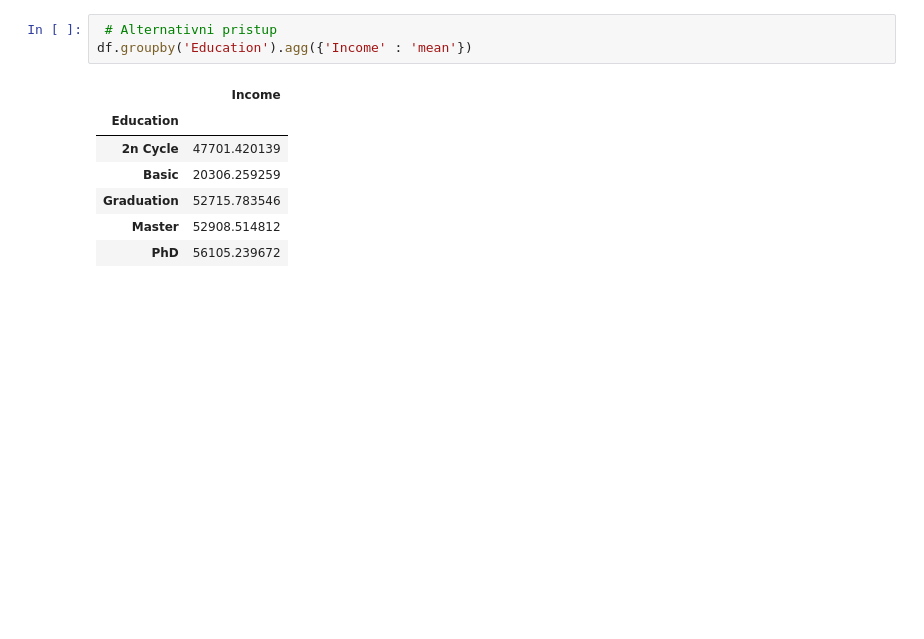
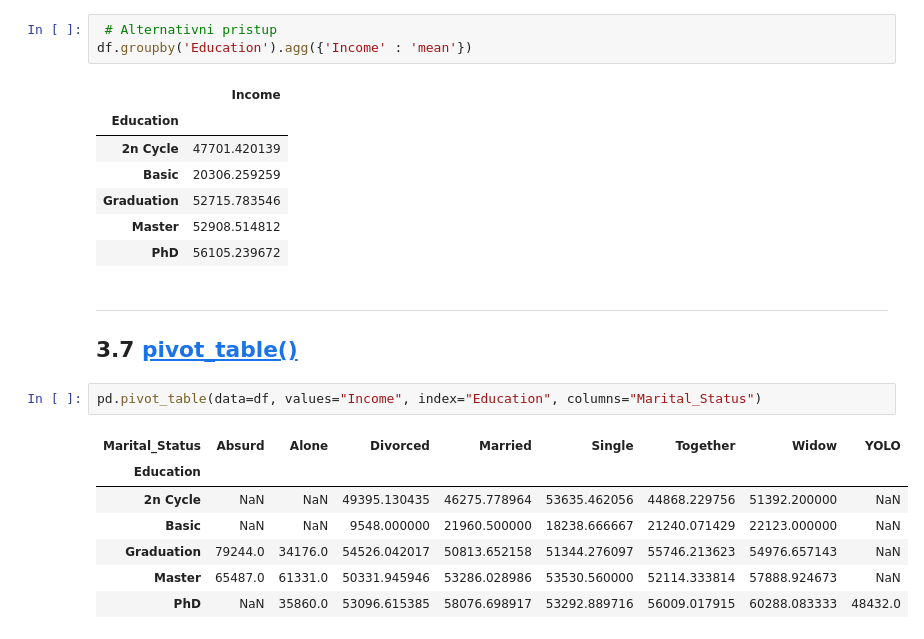
Before and after one commit to DeanChugall/Ai-za-SVE-Pandas_BLOGs, a Jupyter notebook: 20-Pandas-Funkcija/20-PandasFunkcija.ipynb, the cells around one changed output. Saved outputs shown, nothing was run; the diff lists cells and outputs as text; blank space fills up the shorter version.

Commit message:
# Implementirana Pandas funkcija pivot_table()

```diff
--- a/20-Pandas-Funkcija/20-PandasFunkcija.ipynb
+++ b/20-Pandas-Funkcija/20-PandasFunkcija.ipynb
@@ -352,3 +352,17 @@ df.groupby('Education').agg({'Income' : 'mean'})
 | Graduation | 52715.783546 |
 | Master | 52908.514812 |
 | PhD | 56105.239672 |
+# %% [markdown]
+---
+
+## 3.7 **[pivot_table()](https://pandas.pydata.org/pandas-docs/stable/reference/api/pandas.DataFrame.pivot_table.html?highlight=pivot_table#pandas.DataFrame.pivot_table)**
+# %%
+pd.pivot_table(data=df, values="Income", index="Education", columns="Marital_Status")
+# %% [output]
+| Marital_Status | Absurd | Alone | Divorced | Married | Single | Together | Widow | YOLO |
+| Education |  |  |  |  |  |  |  |  |
+| 2n Cycle | NaN | NaN | 49395.130435 | 46275.778964 | 53635.462056 | 44868.229756 | 51392.200000 | NaN |
+| Basic | NaN | NaN | 9548.000000 | 21960.500000 | 18238.666667 | 21240.071429 | 22123.000000 | NaN |
+| Graduation | 79244.0 | 34176.0 | 54526.042017 | 50813.652158 | 51344.276097 | 55746.213623 | 54976.657143 | NaN |
+| Master | 65487.0 | 61331.0 | 50331.945946 | 53286.028986 | 53530.560000 | 52114.333814 | 57888.924673 | NaN |
+| PhD | NaN | 35860.0 | 53096.615385 | 58076.698917 | 53292.889716 | 56009.017915 | 60288.083333 | 48432.0 |
```
